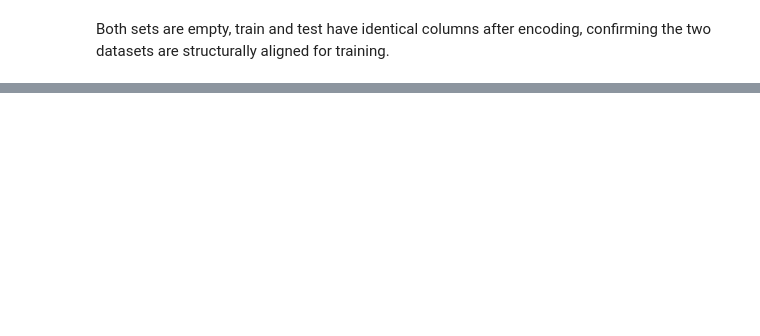
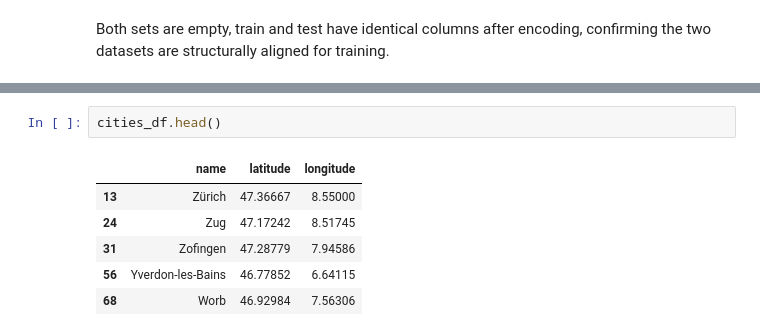
Before and after one commit to giannigrasso/swiss-rent-ml, a Jupyter notebook: notebooks/02_multifeature_regression.ipynb.ipynb, the cells around one changed output, grey strips where cells are left out. Drawn from its saved outputs; the diff is of its cells as text; blank space fills up the shorter version.

```diff
--- a/notebooks/02_multifeature_regression.ipynb.ipynb
+++ b/notebooks/02_multifeature_regression.ipynb.ipynb
@@ -58,0 +182,9 @@ Both sets are empty, train and test have identical columns after encoding, confi
+# %%
+cities_df.head()
+# %% [output]
+|  | name | latitude | longitude |
+| 13 | Zürich | 47.36667 | 8.55000 |
+| 24 | Zug | 47.17242 | 8.51745 |
+| 31 | Zofingen | 47.28779 | 7.94586 |
+| 56 | Yverdon-les-Bains | 46.77852 | 6.64115 |
+| 68 | Worb | 46.92984 | 7.56306 |
```
Also changed, not shown: parts of 15 cells of this notebook.
